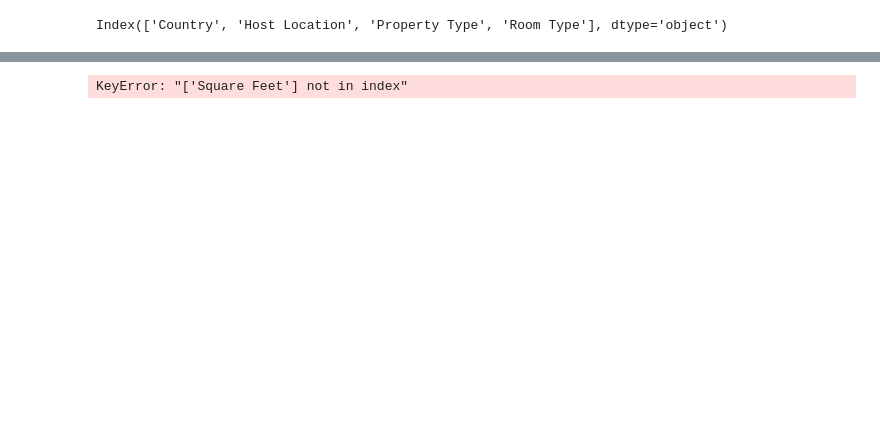
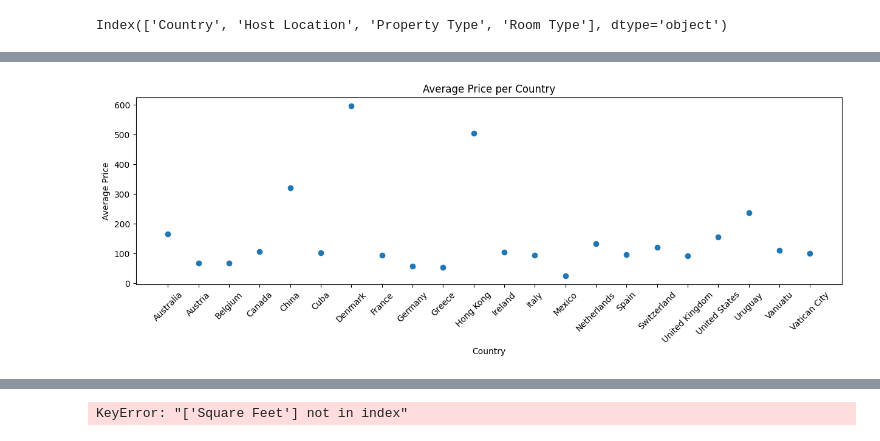
Before and after one commit to ninaschelter/Udacity-Projekt1, a Jupyter notebook: eval_airbnb_global.ipynb, the cells around one changed output, grey strips where cells are left out. Drawn from its saved outputs; the diff is of its cells as text; code cells hidden in the pictures; blank space fills up the shorter version.

```diff
--- a/eval_airbnb_global.ipynb
+++ b/eval_airbnb_global.ipynb
@@ -14,6 +16,7 @@ print(len(data))
 data = data[data['Country'] != '0']
 print(len(data))
 data['Host Location'] = data['Host Location'].str.lower()
+data['Country'] = data['Country'].str.lower()
 # %% [output]
 494954
 494953
@@ -259,0 +296,12 @@ plt.show()
+# %%
+# plot mean of price per country
+groupCountry = data.groupby("Country").mean()["Price"]
+plt.figure(figsize=(15, 4))
+plt.plot(groupCountry, marker='o', linestyle='')
+plt.xticks(rotation=45)
+plt.xlabel('Country')
+plt.ylabel('Average Price')
+plt.title('Average Price per Country')
+plt.show()
+# %% [output]
+[figure, added]
```
Also changed, not shown: parts of 23 cells of this notebook.
